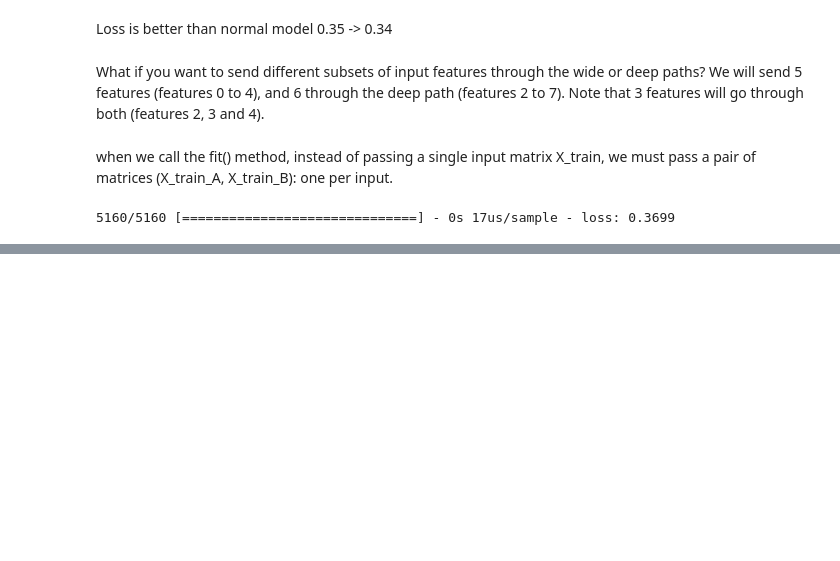
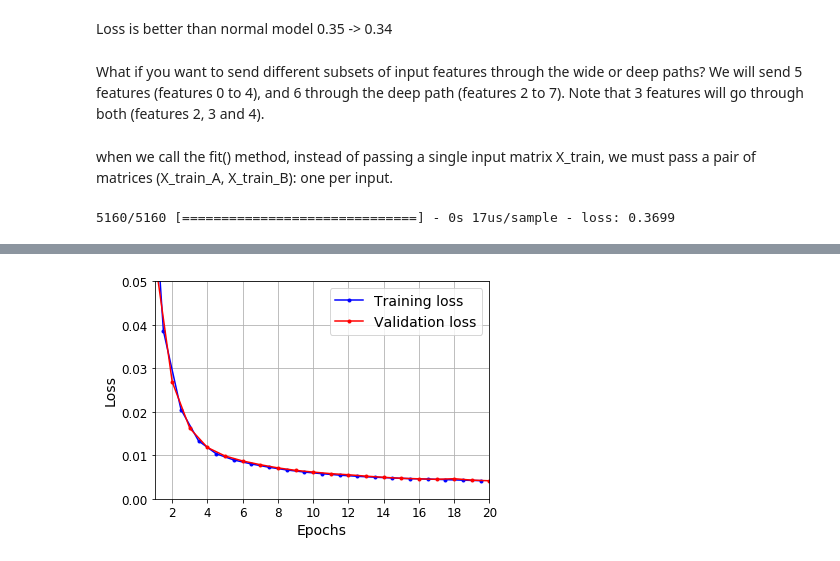
Before and after one commit to kasidittrue/Deep_Learning_and_Neural_Network, a Jupyter notebook: Neural Networks and Deep Learning.ipynb, the cells around one changed output, grey strips where cells are left out. Saved outputs shown, nothing was run; the diff lists cells and outputs as text; code cells hidden in the pictures; blank space fills up the shorter version.

```diff
--- a/Neural Networks and Deep Learning.ipynb
+++ b/Neural Networks and Deep Learning.ipynb
@@ -339,0 +2063,12 @@ y_pred = model.predict ((X_test[:,:5],X_test[:,2:]))
+# %%
+tf.random.set_seed(42)
+model = models.Sequential([
+    layers.Flatten(input_shape=[50, 1]),
+    layers.Dense(1)
+])
+
+model.compile(loss="mse", optimizer="adam")
+
+history = model.fit(X_train, y_train, epochs=20,
+                    validation_data=(X_valid, y_valid), verbose = 0)
+model.evaluate(X_valid, y_valid)
@@ -339,0 +2080,4 @@ y_pred = model.predict ((X_test[:,:5],X_test[:,2:]))
+# %%
+Neural_net_eval.plot_learning_curves(history.history["loss"], history.history["val_loss"])
+# %% [output]
+[figure, added]
```
Also changed, not shown: parts of 276 cells of this notebook.
